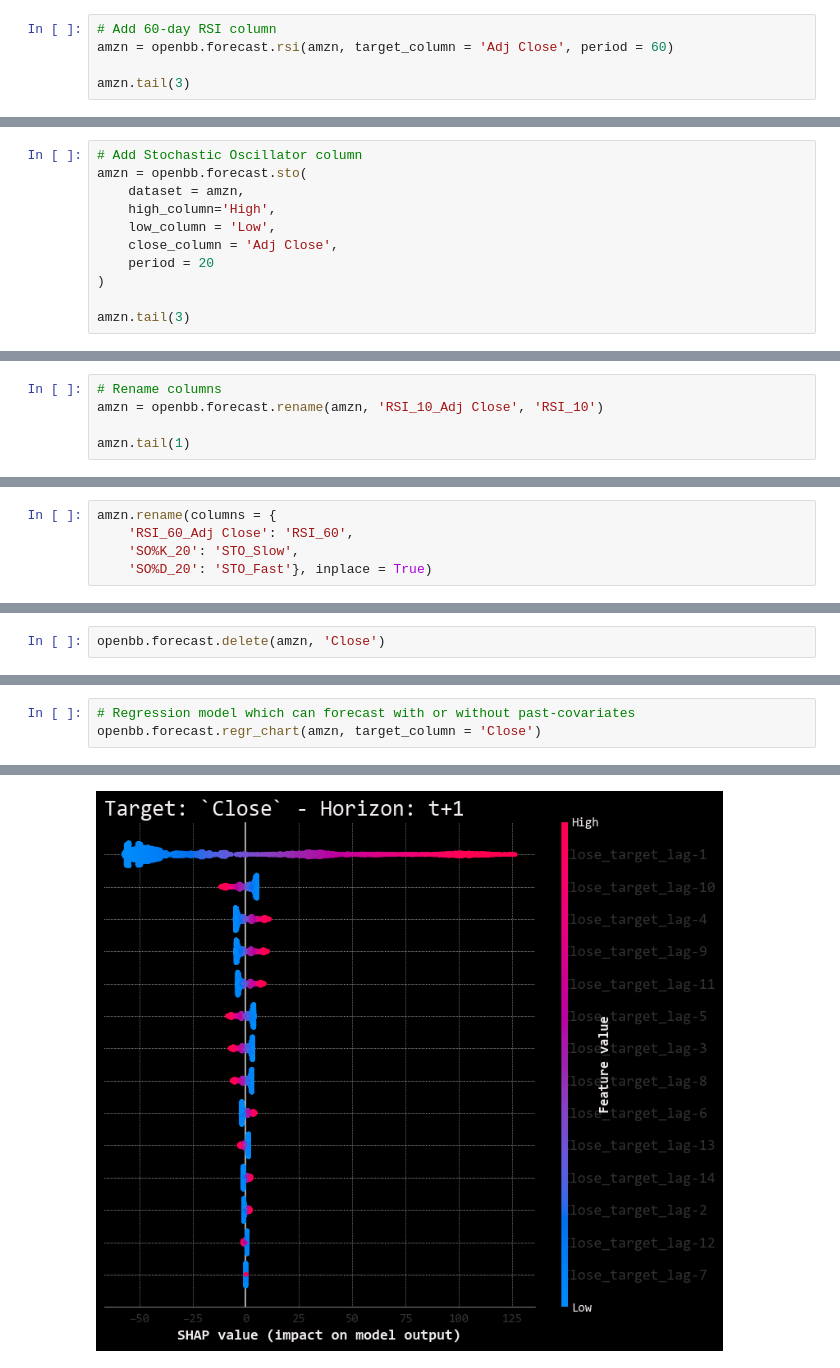
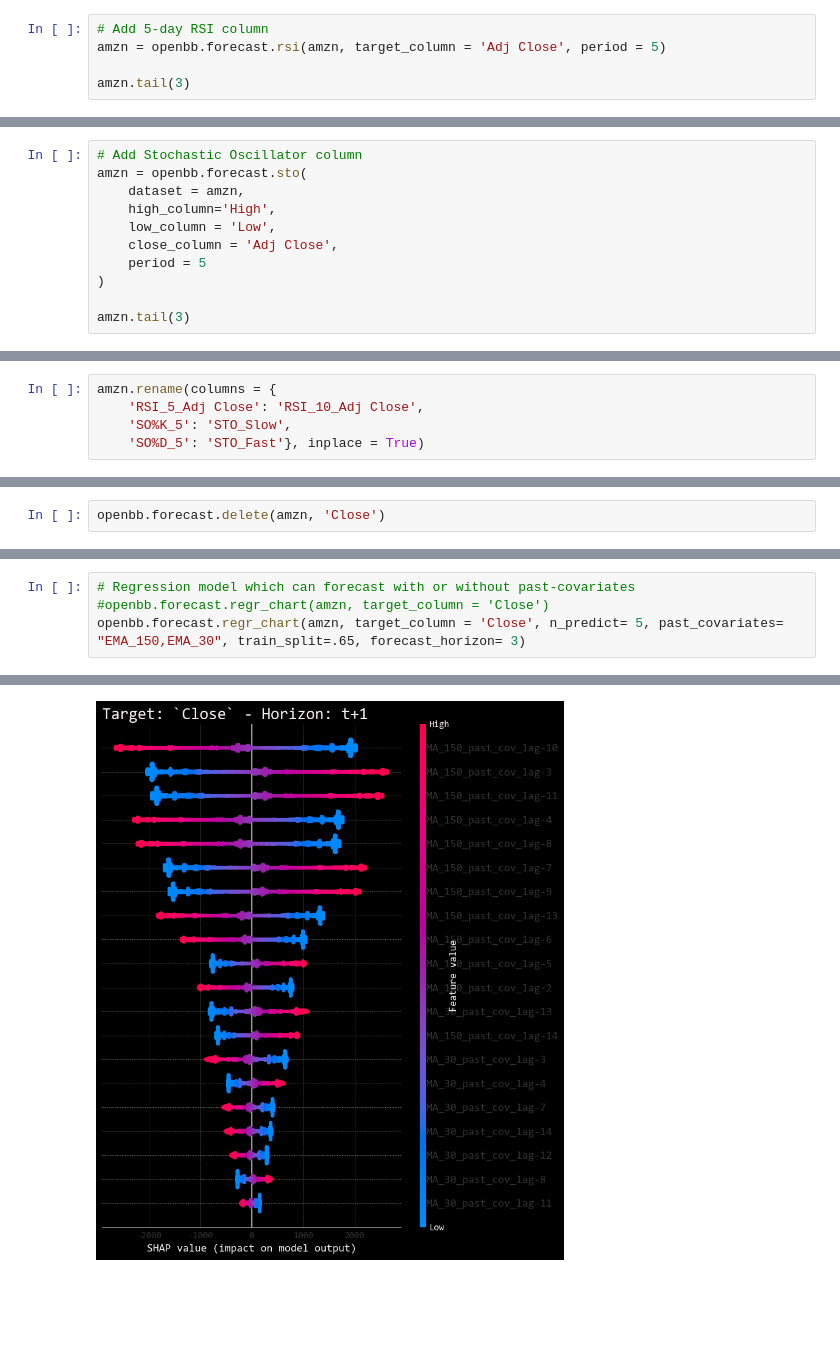
Before and after one commit to omarmoreta/fintech_project_2, a Jupyter notebook: Ron Files/openbb_AMZNforecast.ipynb, the cells around one changed output, grey strips where cells are left out. Drawn from its saved outputs; the diff is of its cells as text; blank space fills up the shorter version.

Commit message:
AMZN Forecast

```diff
--- a/Ron Files/openbb_AMZNforecast.ipynb
+++ b/Ron Files/openbb_AMZNforecast.ipynb
@@ -264,6 +545,6 @@ amzn.tail(3)
 # %%
-# Add 60-day RSI column
-amzn = openbb.forecast.rsi(amzn, target_column = 'Adj Close', period = 60)
+# Add 5-day RSI column
+amzn = openbb.forecast.rsi(amzn, target_column = 'Adj Close', period = 5)
 
 amzn.tail(3)
 # %% [output]
@@ -278,7 +559,7 @@ amzn = openbb.forecast.sto(
     high_column='High',
     low_column = 'Low',
     close_column = 'Adj Close',
-    period = 20
+    period = 5
 )
 
 amzn.tail(3)
@@ -290,5 +570,0 @@ amzn.tail(3)
-# %%
-# Rename columns
-amzn = openbb.forecast.rename(amzn, 'RSI_10_Adj Close', 'RSI_10')
-
-amzn.tail(1)
@@ -298,8 +571,8 @@ amzn.tail(1)
 # %%
 amzn.rename(columns = {
-    'RSI_60_Adj Close': 'RSI_60',
-    'SO%K_20': 'STO_Slow',
-    'SO%D_20': 'STO_Fast'}, inplace = True)
+    'RSI_5_Adj Close': 'RSI_10_Adj Close',
+    'SO%K_5': 'STO_Slow',
+    'SO%D_5': 'STO_Fast'}, inplace = True)
 # %%
 amzn.columns
 # %% [output]
@@ -319,4 +592,5 @@ amzn.tail(1)
 # %%
 # Regression model which can forecast with or without past-covariates
-openbb.forecast.regr_chart(amzn, target_column = 'Close')
+#openbb.forecast.regr_chart(amzn, target_column = 'Close')
+openbb.forecast.regr_chart(amzn, target_column = 'Close', n_predict= 5, past_covariates= "EMA_150,EMA_30", train_split=.65, forecast_horizon= 3)
 # %% [output]
@@ -340 +616 @@ Regression model obtains MAPE: 4.11%
-[figure, old version]
+[figure, new version]
```
Also changed, not shown: parts of 55 cells of this notebook, 13 other files.
